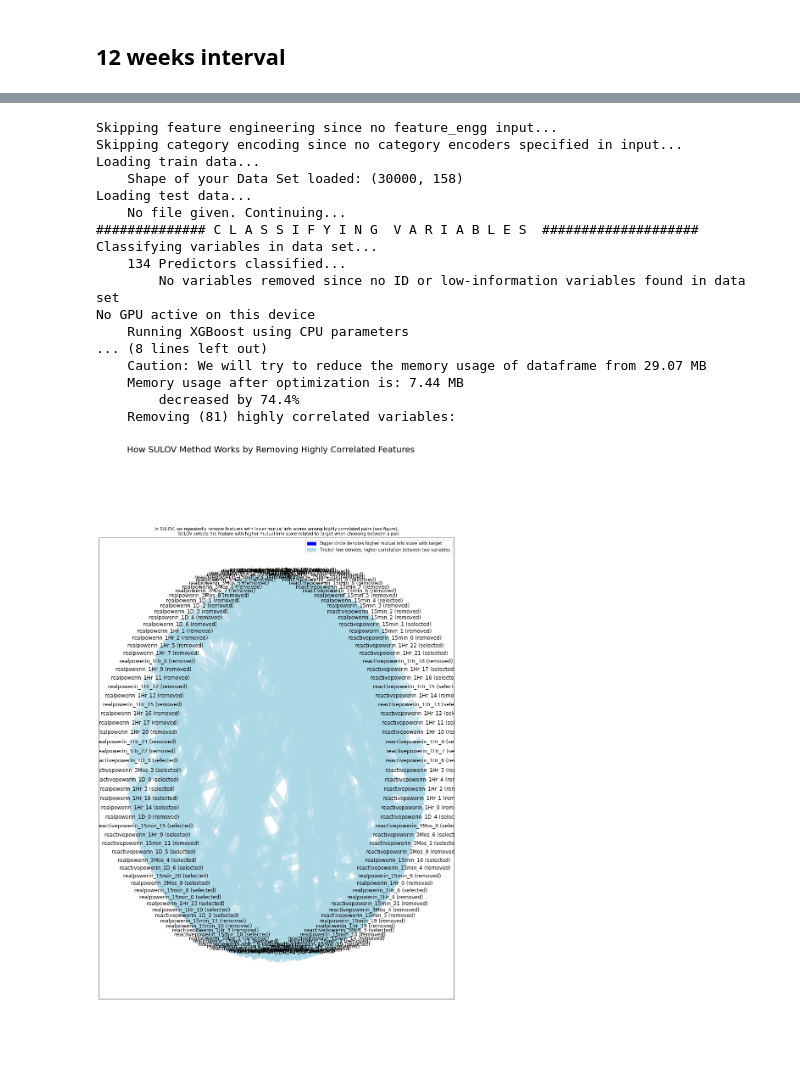
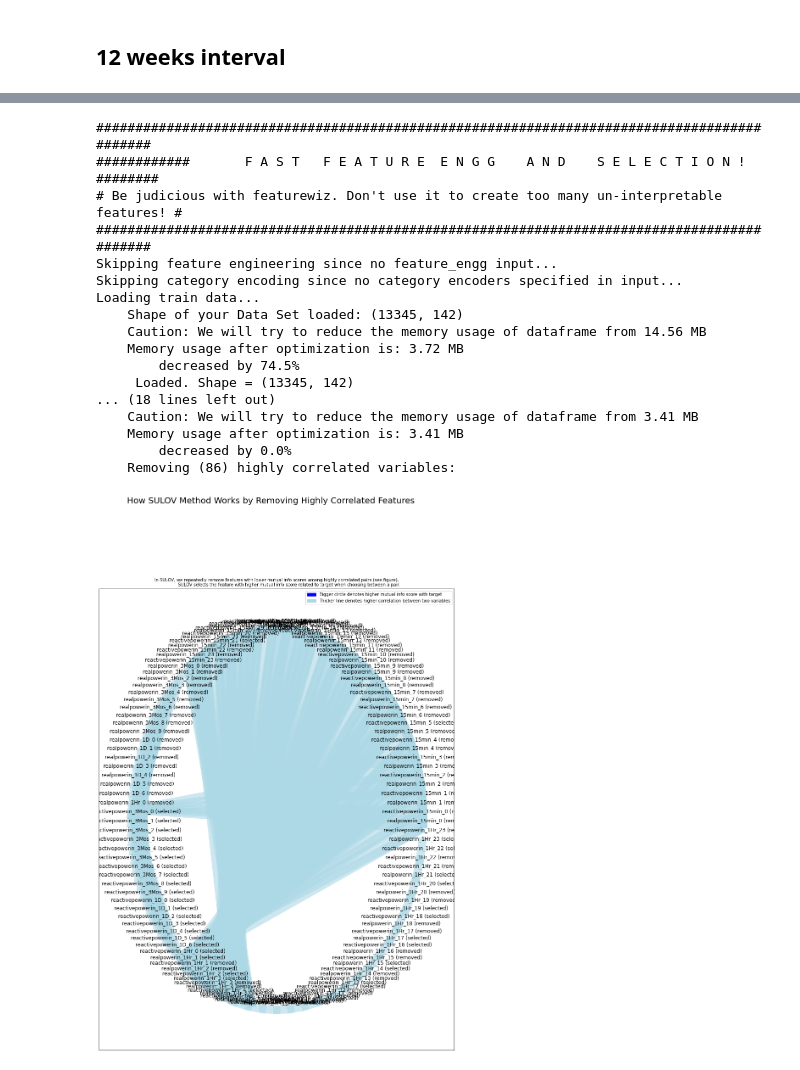
Before and after one commit to arjay55/CS280_mini_proj_experiments, a Jupyter notebook: feature_selection_frequency.ipynb, the cells around one changed output, grey strips where cells are left out. Saved outputs shown, nothing was run; the diff lists cells and outputs as text; code cells hidden in the pictures; blank space fills up the shorter version.

```diff
--- a/feature_selection_frequency.ipynb
+++ b/feature_selection_frequency.ipynb
@@ -11,7 +12,7 @@ series = pd.read_csv('ProcessedDataCenterHall.csv', header=0, index_col=0, parse
 
 series = series.resample("15Min").mean()
 shiftno=24
-yshiftno=12
+yshiftno=4
 df15min = pd.DataFrame()
 for _ in range(shiftno):
     df15min = pd.concat([df15min,series.shift(periods=_)],axis=1)
@@ -34,10 +35,10 @@ df15min.columns = collist_input
 ## 1hr interval
 # %%
 #number of shifts
-series = pd.read_csv('ProcessedDataCenterHall.csv', header=0, index_col=0, parse_dates=True, squeeze=True)
+series = pd.read_csv(datasetname, header=0, index_col=0, parse_dates=True, squeeze=True)
 series = series.resample("1H").mean()
 
-shiftno=24
+shiftno=24 #1 day
 df24h = pd.DataFrame()
 for _ in range(shiftno):
     df24h = pd.concat([df24h,series.shift(periods=_)],axis=1)
@@ -58,7 +59,7 @@ df24h.columns = collist_input
 ## 1 day interval
 # %%
 #number of shifts
-series = pd.read_csv('ProcessedDataCenterHall.csv', header=0, index_col=0, parse_dates=True, squeeze=True)
+series = pd.read_csv(datasetname, header=0, index_col=0, parse_dates=True, squeeze=True)
 series = series.resample("24H").mean()
 
 shiftno=7
@@ -78,7 +79,7 @@ df1w.columns = collist_input
 ## 12 weeks interval
 # %%
 #number of shifts
-series = pd.read_csv('ProcessedDataCenterHall.csv', header=0, index_col=0, parse_dates=True, squeeze=True)
+series = pd.read_csv(datasetname, header=0, index_col=0, parse_dates=True, squeeze=True)
 series = series.resample("1W").mean()
 
 shiftno=12
@@ -130,22 +131,22 @@ output = featurewiz(dataname, target, corr_limit=0.70, verbose=2, sep=',',
 Create new features via 'feature_engg' flag : ['interactions','groupby','target']
 # %%
-outputs = featurewiz(dfall.iloc[:30000,:], list(dfall.iloc[:,-12*2:].columns), nrows=30001, corr_limit=0.95, verbose=1, dask_xgboost_flag=False)
+outputs = featurewiz(dfall, list(dfall.iloc[:,-4*2:].columns), corr_limit=0.95, verbose=1, dask_xgboost_flag=False)
 # %% [output]
+############################################################################################
+############       F A S T   F E A T U R E  E N G G    A N D    S E L E C T I O N ! ########
+# Be judicious with featurewiz. Don't use it to create too many un-interpretable features! #
+############################################################################################
 Skipping feature engineering since no feature_engg input...
 Skipping category encoding since no category encoders specified in input...
 Loading train data...
-    Shape of your Data Set loaded: (30000, 158)
-Loading test data...
-    No file given. Continuing...
-############## C L A S S I F Y I N G  V A R I A B L E S  ####################
-Classifying variables in data set...
-    134 Predictors classified...
-        No variables removed since no ID or low-information variables found in data set
-No GPU active on this device
-    Running XGBoost using CPU parameters
-... (8 lines left out)
-    Caution: We will try to reduce the memory usage of dataframe from 29.07 MB
-    Memory usage after optimization is: 7.44 MB
-        decreased by 74.4%
-    Removing (81) highly correlated variables:
+    Shape of your Data Set loaded: (13345, 142)
+    Caution: We will try to reduce the memory usage of dataframe from 14.56 MB
+    Memory usage after optimization is: 3.72 MB
+        decreased by 74.5%
+     Loaded. Shape = (13345, 142)
+... (18 lines left out)
+    Caution: We will try to reduce the memory usage of dataframe from 3.41 MB
+    Memory usage after optimization is: 3.41 MB
+        decreased by 0.0%
+    Removing (86) highly correlated variables:
-[figure, old version]
+[figure, new version]
```
Also changed, not shown: parts of 7 cells of this notebook, 6 other files.
